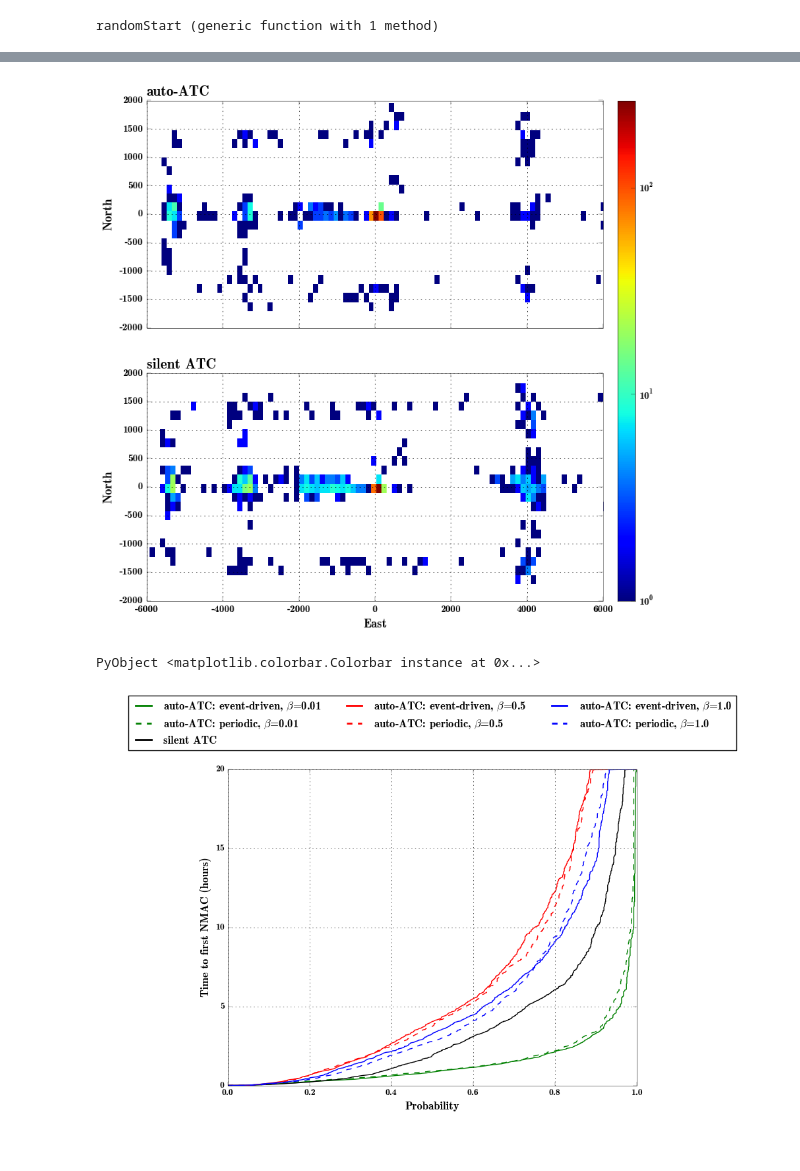
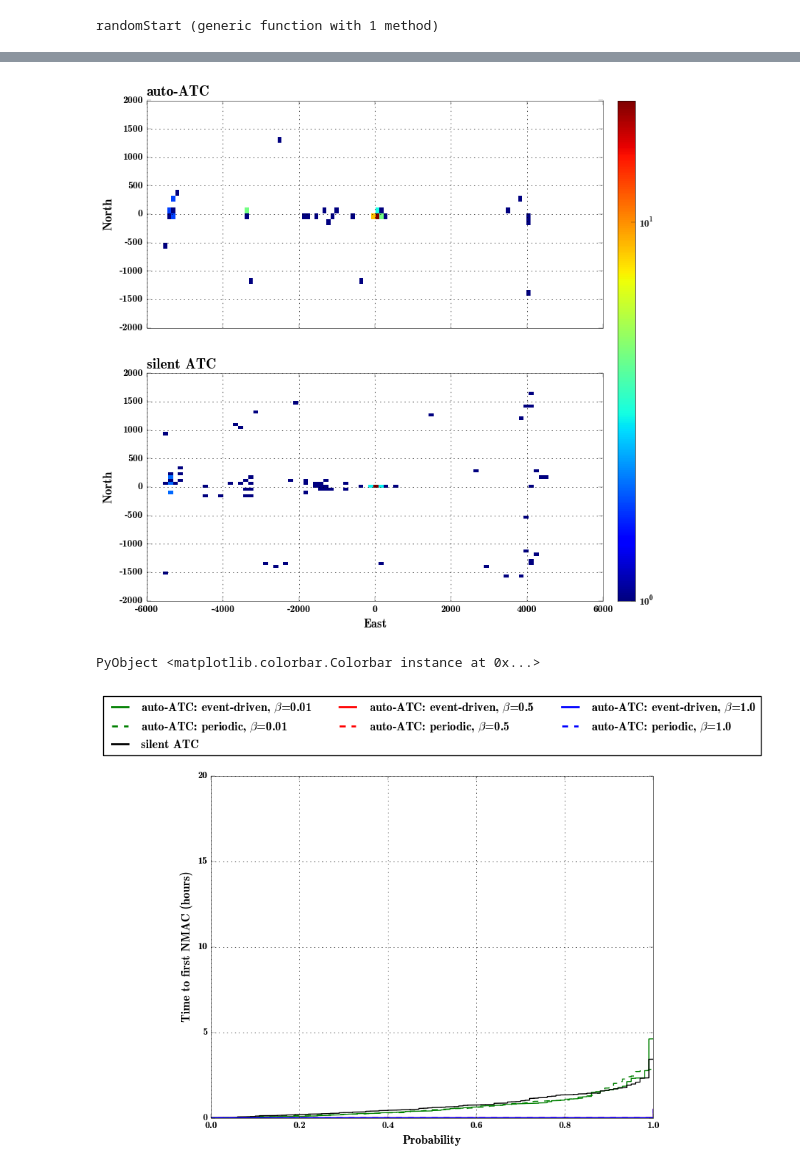
Before and after one commit to sisl/autoATC, a Jupyter notebook: 3dsim.ipynb, the cells around one changed output, grey strips where cells are left out. Cells and saved outputs as stored; diff of their text form; code cells hidden in the pictures.

```diff
--- a/3dsim.ipynb
+++ b/3dsim.ipynb
@@ -116,7 +117,7 @@ sStart = [:T, :T, :T, :T]
 
 srand(rng,uint32(1))
 
-N = 1000
+N = 100
 tStat = zeros(3,3,N)
 alertCounts = zeros(Uint64, 3,3,N)
 
@@ -127,12 +128,12 @@ collisionPos = {:MDP=> zeros(3,N,3),:MDP2=> zeros(3,N,3), :None=> zeros(3,N,3)}
 stop = false
 
 betaIdx = 0
-@time for beta in [0.01, 0.5, 1.0]
+@time for beta in [0.01, 0.5] #[0.01, 0.5, 1.0]
   betaIdx += 1
-  data = load("a_0.95_b_"*string(beta)*".jld"); Pistar = data["Pistar"];
+  data = load("CTMDPpolicy_a_1.0_b_"*string(beta)*".jld"); Aopt = data["Aopt"];
 
   atcIdx = 0
-  for atcType in [:MDP, :MDP2, :None]
+  for atcType in [:MDP, :MDP2, :None] # [:MDP, :MDP2, :None]
     atcIdx += 1
     if stop
         break
@@ -146,7 +147,7 @@ betaIdx = 0
         aircraftList = randomStart()
         sStart = [ac.navDest[1] for ac in aircraftList]
 
-            (idmin, tmax, alertCount, flightTime) = simulate!(aircraftList,3600*20,true,atcType,false);
+            (idmin, tmax, alertCount, flightTime) = simulate!(aircraftList,3600*20,true,atcType,false,ctmdpPolicy);
 
         collisionPos[atcType][betaIdx,i,:] = Float64[NaN, NaN, NaN]
         if !(0 in idmin)
@@ -184,33 +181,34 @@ elapsed time: 0.079203935 seconds (30620 bytes allocated)
 # %%
 fig, axes = plt.subplots(nrows=2, ncols=1, sharex=true, sharey=true, figsize=(8,8.5))
 #fig[:subplots_adjust](hspace=1)
 
 
+betaIdx = 1;
 k = 0
 for atcType in [:MDP, :None]
     k += 1
     PyPlot.subplot(2,1,k)
-    Y = collisionPos[atcType][2,:,1]
-    X = collisionPos[atcType][2,:,2]
+    Y = collisionPos[atcType][betaIdx,:,1]
+    X = collisionPos[atcType][betaIdx,:,2]
     X = X[!isnan(X)]; Y = Y[!isnan(Y)]
     matrix = PyPlot.hist2D(X,Y,bins=[15,10]*6,cmin=1, norm=plt.matplotlib[:colors][:LogNorm]());#,color=colors[k],normed=true)#Y,linestyle="", marker=".",markersize=2,color=colors[k])
 
     ax = PyPlot.gca();
     # #PyPlot.axis("equal")
     PyPlot.ylabel("North")
     k == 2 && PyPlot.xlabel("East")
     PyPlot.xlim([-6000, 6000])
     PyPlot.ylim([-2000, 2000])
     #ax[:set_aspect](1.5)
     PyPlot.grid("on")
     PyPlot.title(k == 1 ? "auto-ATC" : "silent ATC",loc="left",fontsize=14)
 end
 
 cax = plt.axes([0.925, 0.1, 0.03, .8])
 PyPlot.colorbar(ax=axes,cax=cax, use_gridspec=false,orientation="vertical")#, pad=.1, anchor=(6, 6.0))
 #plt.savefig("/home/zouhair/Dropbox/AA229/project/ATMS2015/collision_location.pgf", bbox_inches="tight")
 # %% [output]
-[figure, old version]
+[figure, new version]
 PyObject <matplotlib.colorbar.Colorbar instance at 0x...>
 # %%
 histData_x = Vector{Float64}[]
@@ -276,9 +274,9 @@ leg = PyPlot.legend(legends,bbox_to_anchor=(0.5, 1.25), loc = 9, ncol=3, fontsiz
 for legobj in leg[:legendHandles]
     legobj[:set_linewidth](2.0)
 end
-plt.savefig("/home/zouhair/Dropbox/AA229/project/ATMS2015/cdf_8hours.pgf", bbox_inches="tight")
+#plt.savefig("/home/zouhair/Dropbox/AA229/project/ATMS2015/cdf_8hours.pgf", bbox_inches="tight")
 # %% [output]
-[figure, old version]
+[figure, new version]
 # %%
 alertRate = zeros(4,N)
 
```
Also changed, not shown: parts of 9 cells of this notebook, 3 other files.
